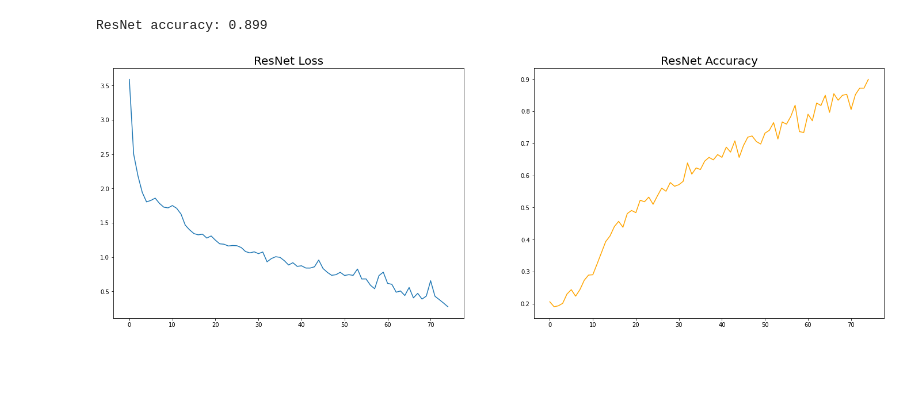
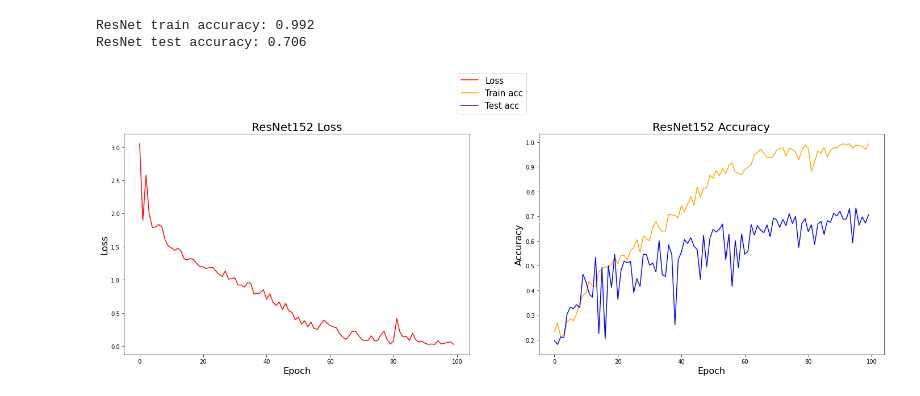
Before and after one commit to WTS012201/CSE4334, a Jupyter notebook: assignment4/resnet.ipynb, the cells around one changed output. Saved outputs shown, nothing was run; the diff lists cells and outputs as text; code cells hidden in the pictures; blank space fills up the shorter version.

```diff
--- a/assignment4/resnet.ipynb
+++ b/assignment4/resnet.ipynb
@@ -47,7 +47,7 @@ def norm_transforms(path, size):
 
     return norms, unnorms
 # %%
-def load_data(path, size, norms):
+def load_data(path, size, norms=None):
     data_dir = path + "/" + size
     transform = T.Compose(
         [
@@ -57,13 +57,14 @@ def load_data(path, size, norms):
     )
     dataset = datasets.ImageFolder(root=data_dir, transform=transform)
 
-    temp = []
-    for (img_t, class_idx) in dataset:
-        temp.append((norms[class_idx](img_t), class_idx))
+    if norms is not None:
+        temp = []
+        for (img_t, class_idx) in dataset:
+            temp.append((norms[class_idx](img_t), class_idx))
+        dataset = temp
     train_size = int(0.6 * len(dataset))
     test_size = len(dataset) - train_size
 
-    dataset = temp
 
     train_data, test_data = torch.utils.data.random_split(
         dataset, [train_size, test_size]
@@ -79,6 +80,8 @@ test_img, class_idx = train_data[np.random.randint(0, len(train_data))]
 imgs = [test_img.permute(1, 2, 0), unnorms[class_idx](test_img).permute(1, 2, 0)]
 
 fig, axs = plt.subplots(1, 2, figsize=(20, 12))
+axs[0].set_title("Normalization", fontsize=24)
+axs[1].set_title("No Normalization", fontsize=24)
 axs[0].imshow(imgs[0])
 axs[1].imshow(imgs[1])
 # %% [output]
@@ -96,7 +102,7 @@ def eval(model, data):
             correct += pred.item() == label
         return correct, round((correct / len(data) * 100), 3)
 
-def train(model, train_data, val_data, batch, epochs, lr):
+def train(model, optimizer, train_data, val_data, batch, epochs, lr):
     loader = DataLoader(
         train_data,
         batch_size=batch,
@@ -104,7 +110,6 @@ def train(model, train_data, val_data, batch, epochs, lr):
         num_workers=2,
     )
     criterion = nn.CrossEntropyLoss()
-    optimizer = optim.SGD(model.parameters(), lr=lr, weight_decay=0.0001, momentum=0.9)
 
     epoch_data = []
     for epoch in range(epochs):
@@ -266,14 +260,36 @@ epoch: 75 loss: 0.277744
+# %%
+epoch_data = []
+epoch_data += run(False)
+epoch_data += run(True)
 # %%
-train_info = [*zip(*epoch_data[0])]
-acc = np.array(train_info[2]) / 100
+def plot_data(norm):
+    train_info = [*zip(*epoch_data[int(norm)])]
+    train_acc = np.array(train_info[2]) / 100
+    test_acc = np.array(train_info[-1]) / 100
 
-fig, axs = plt.subplots(1, 2, figsize=(24, 8))
-axs[0].set_title("ResNet Loss", fontsize=20)
-axs[1].set_title("ResNet Accuracy", fontsize=20)
-axs[0].plot(train_info[0], train_info[1])
-axs[1].plot(train_info[0], acc, color="orange")
+    fig, axs = plt.subplots(1, 2, figsize=(24, 8))
+    axs[0].set_title("ResNet152 Loss", fontsize=20)
+    axs[1].set_title("ResNet152 Accuracy", fontsize=20)
 
-print(f"ResNet accuracy: {acc[-1]:.3f}")
+    axs[0].plot(train_info[0], train_info[1], color="red", label="Loss")
+    axs[1].plot(train_info[0], train_acc, color="orange", label="Train acc")
+    axs[1].plot(train_info[0], test_acc, color="blue", label="Test acc")
+
+    axs[0].set_xlabel("Epoch", fontsize=16)
+    axs[0].set_ylabel("Loss", fontsize=16)
+    axs[1].set_xlabel("Epoch", fontsize=16)
+    axs[1].set_ylabel("Accuracy", fontsize=16)
+
+    lines_labels = [ax.get_legend_handles_labels() for ax in fig.axes]
+    lines, labels = [sum(l_l, []) for l_l in zip(*lines_labels)]
+    fig.legend(lines, labels, fontsize=15, loc="upper center")
+    fig.subplots_adjust(top=0.8)
+
+    print(f"ResNet train accuracy: {train_acc[-1]:.3f}")
+    print(f"ResNet test accuracy: {test_acc[-1]:.3f}")
+
+plot_data(norm=False)
 # %% [output]
-ResNet accuracy: 0.899
+ResNet train accuracy: 0.992
+ResNet test accuracy: 0.706
-[figure, old version]
+[figure, new version]
```
Also changed, not shown: parts of 3 cells of this notebook, 1 other file.
